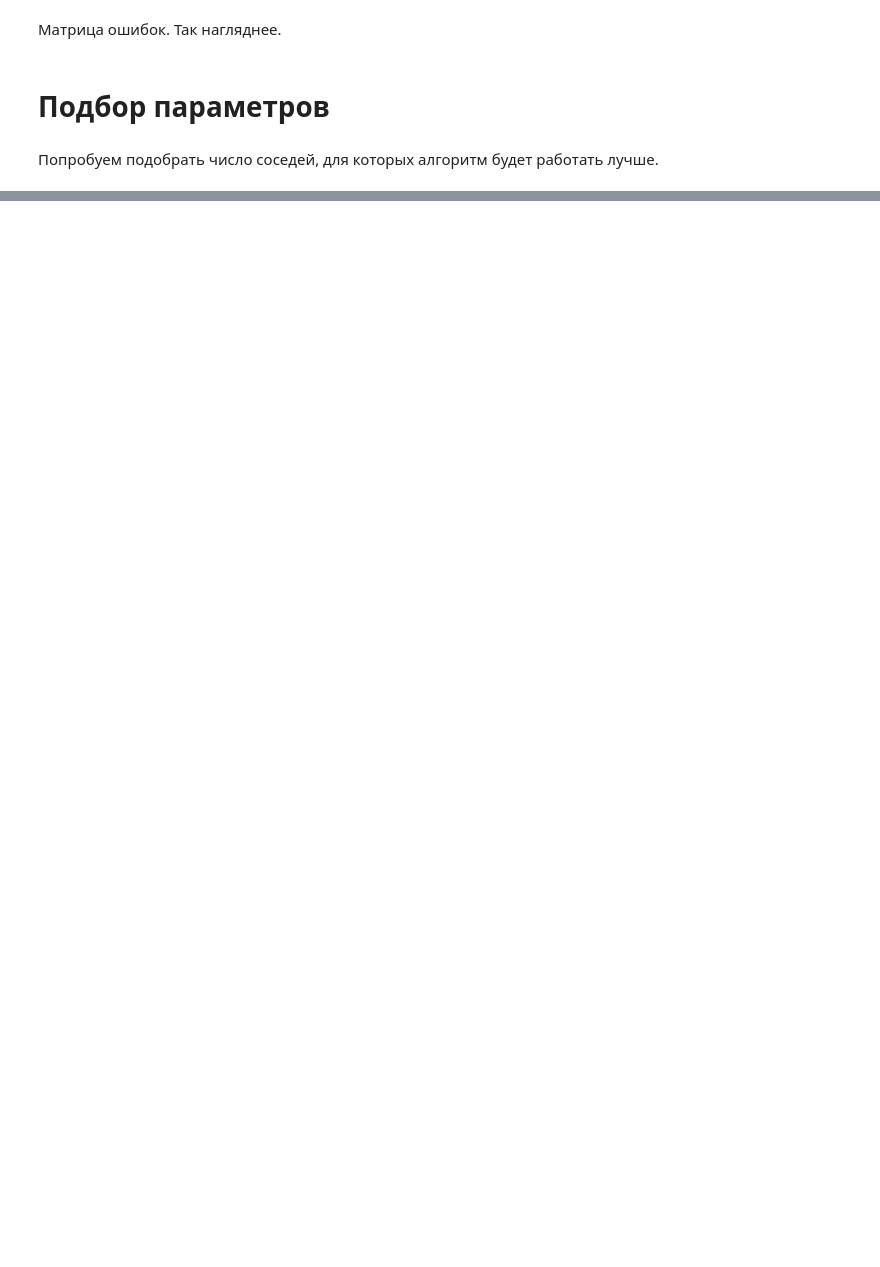
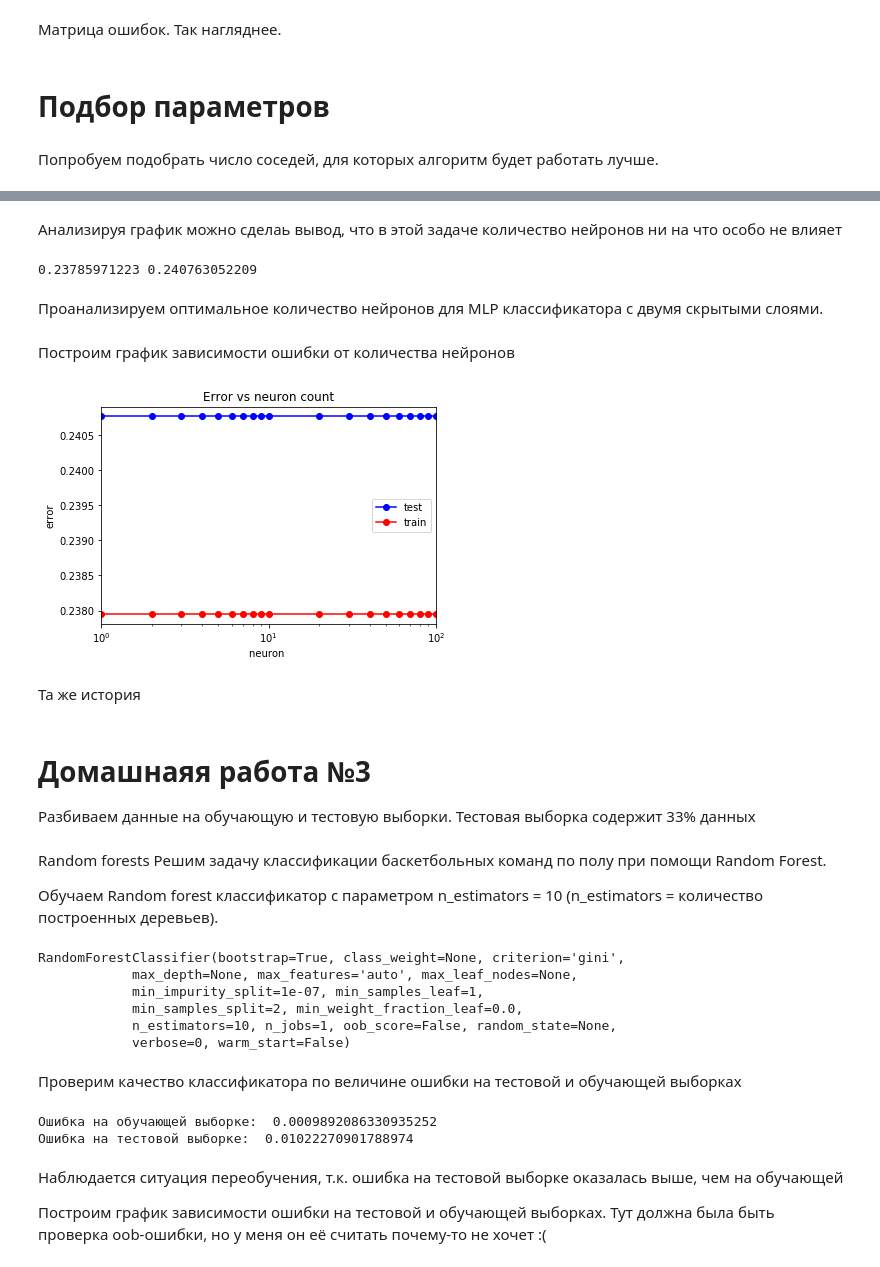
Before and after one commit to kurbatovsky/MachineLearningHW, a Jupyter notebook: ML_Kurbatovsky_1.ipynb, the cells around one changed output, grey strips where cells are left out. Saved outputs shown, nothing was run; the diff lists cells and outputs as text; code cells hidden in the pictures; blank space fills up the shorter version.

```diff
--- a/ML_Kurbatovsky_1.ipynb
+++ b/ML_Kurbatovsky_1.ipynb
@@ -626,0 +844,42 @@ print(err_train, err_test)
+# %% [markdown]
+Анализируя график можно сделаь вывод, что в этой задаче количество нейронов ни на что особо не влияет
+# %%
+min_train_err = np.min(train_err)
+min_test_err = np.min(test_err)
+print(min_train_err, min_test_err)
+# %% [output]
+0.23785971223 0.240763052209
+# %% [markdown]
+Проанализируем оптимальное количество нейронов для MLP классификатора с двумя скрытыми слоями.
+# %%
+neurons_arr = (1, 2, 3, 4, 5, 6, 7, 8, 9, 10, 20, 30, 40, 50, 60, 70, 80, 90, 100)
+test_err = []
+train_err = []
+for neuron in neurons_arr:
+    mlp_model = MLPClassifier(alpha = alpha_opt, hidden_layer_sizes = (neuron, 7),
+                              solver = 'lbfgs', activation = 'logistic', random_state = 5)
+    mlp_model.fit(X_train, y_train)
+
+    y_train_pred = mlp_model.predict(X_train)
+    y_test_pred = mlp_model.predict(X_test)
+    train_err.append(errors(my_mean(y_train, y_train_pred)))
+    test_err.append(errors(my_mean(y_test, y_test_pred)))
+# %% [markdown]
+Построим график зависимости ошибки от количества нейронов
+# %%
+
+plt.semilogx(neurons_arr, test_err, 'b-o', label = 'test')
+plt.semilogx(neurons_arr, train_err, 'r-o', label = 'train')
+plt.xlim([np.min(neurons_arr), np.max(neurons_arr)])
+plt.title('Error vs neuron count')
+plt.xlabel('neuron ')
+plt.ylabel('error')
+plt.legend()
+pass
+# %% [output]
+[figure, added]
+# %% [markdown]
+Та же история
+# %% [markdown]
+# Домашнаяя работа №3
+Разбиваем данные на обучающую и тестовую выборки. Тестовая выборка содержит 33% данных
@@ -626,0 +888,33 @@ print(err_train, err_test)
+# %% [markdown]
+Random forests
+Решим задачу классификации баскетбольных команд по полу при помощи Random Forest.
+
+Обучаем Random forest классификатор с параметром n_estimators = 10 (n_estimators = количество построенных деревьев).
+# %%
+from sklearn import ensemble
+rf = ensemble.RandomForestClassifier(n_estimators = 10)
+rf.fit(X_train, y_train)
+# %% [output]
+RandomForestClassifier(bootstrap=True, class_weight=None, criterion='gini',
+            max_depth=None, max_features='auto', max_leaf_nodes=None,
+            min_impurity_split=1e-07, min_samples_leaf=1,
+            min_samples_split=2, min_weight_fraction_leaf=0.0,
+            n_estimators=10, n_jobs=1, oob_score=False, random_state=None,
+            verbose=0, warm_start=False)
+# %% [markdown]
+
+Проверим качество классификатора по величине ошибки на тестовой и обучающей выборках
+# %%
+err_train = errors(my_mean(y_train, rf.predict(X_train)))
+err_test  = errors(my_mean(y_test, rf.predict(X_test)))
+
+print("Ошибка на обучающей выборке: ", err_train)
+print("Ошибка на тестовой выборке: ", err_test)
+# %% [output]
+Ошибка на обучающей выборке:  0.0009892086330935252
+Ошибка на тестовой выборке:  0.01022270901788974
+# %% [markdown]
+Наблюдается ситуация переобучения, т.к. ошибка на тестовой выборке оказалась выше, чем на обучающей
+
+Построим график зависимости ошибки на тестовой и обучающей выборках.
+Тут должна была быть проверка oob-ошибки, но у меня он её считать почему-то не хочет :(
```
Also changed, not shown: parts of 131 cells of this notebook.
